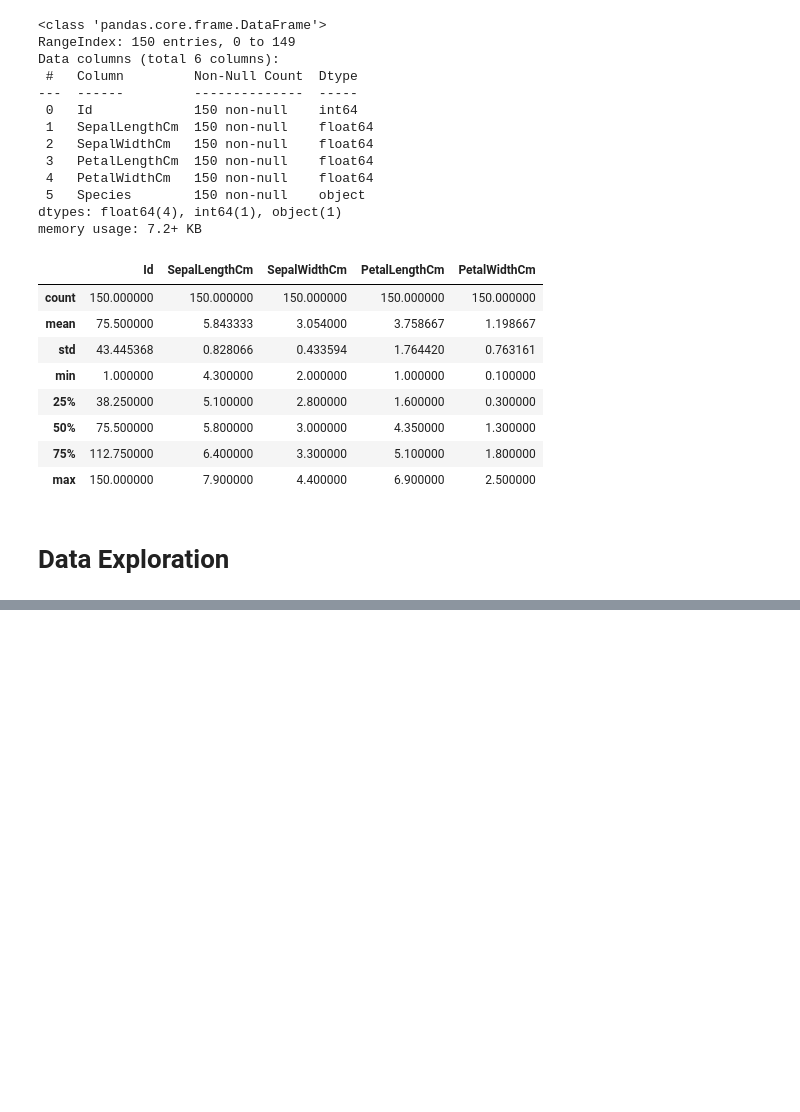
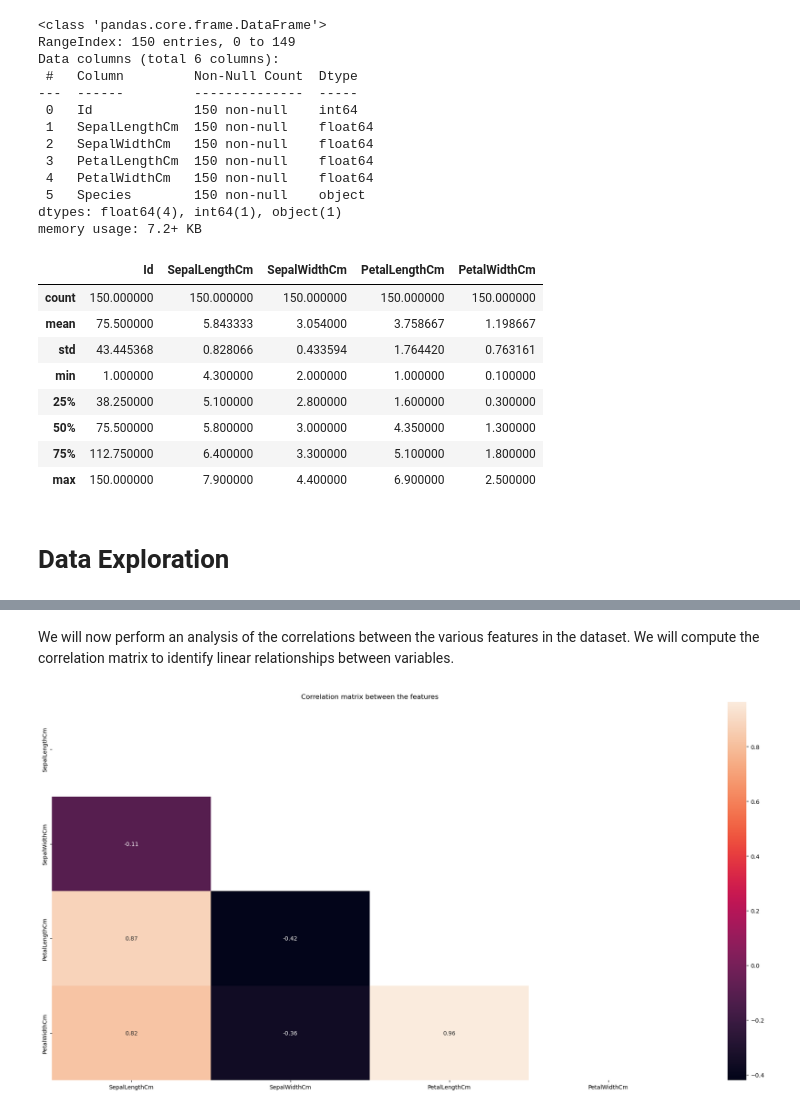
Before and after one commit to danielenotarangelo/EDA-projects, a Jupyter notebook: Iris/Iris.ipynb, the cells around one changed output, grey strips where cells are left out. Saved outputs shown, nothing was run; the diff lists cells and outputs as text; code cells hidden in the pictures; blank space fills up the shorter version.

```diff
--- a/Iris/Iris.ipynb
+++ b/Iris/Iris.ipynb
@@ -79,0 +111,13 @@ array([[<Axes: title={'center': 'SepalLengthCm'}>,
+# %% [markdown]
+We will now perform an analysis of the correlations between the various features in the dataset. We will compute the correlation matrix to identify linear relationships between variables.
+# %%
+correlation_matrix = df_iris.corr()
+mask = np.triu(np.ones_like(correlation_matrix, dtype=np.bool_))
+
+plt.figure(figsize=(20, 10))
+sns.heatmap(correlation_matrix, mask=mask, annot=True)
+plt.title('Correlation matrix between the features')
+plt.tight_layout()
+plt.show()
+# %% [output]
+[figure, added]
```
Also changed, not shown: parts of 18 cells of this notebook, 1 other file.
